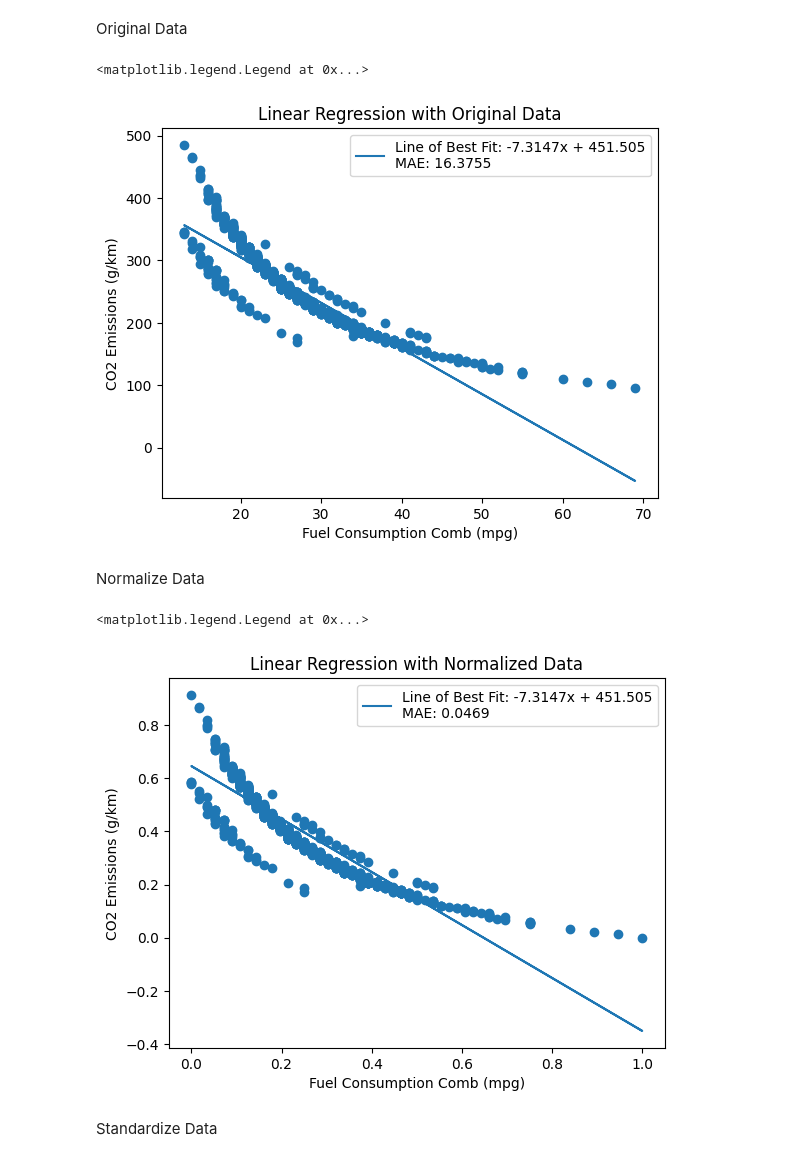
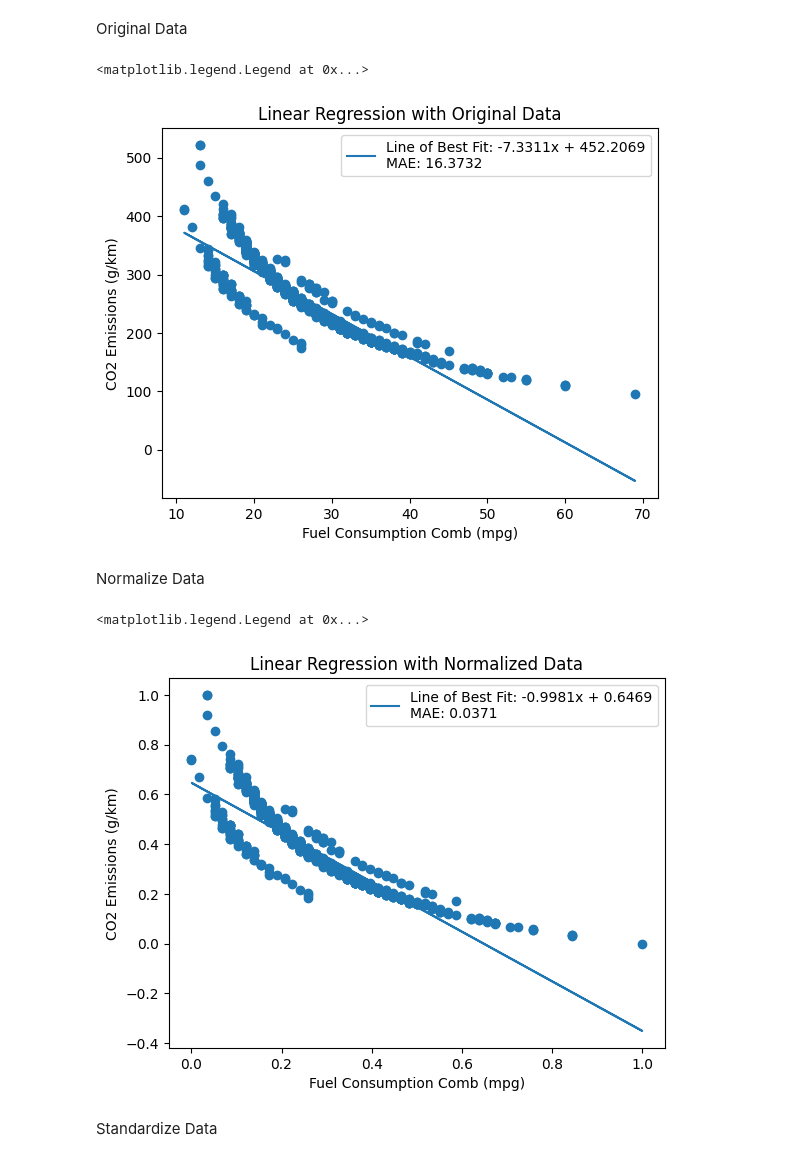
Before and after one commit to aaryangpatel/CO2EmissionsLinearRegression, a Jupyter notebook: LinearRegression.ipynb, the cells around one changed output. Saved outputs shown, nothing was run; the diff lists cells and outputs as text; code cells hidden in the pictures.

```diff
--- a/LinearRegression.ipynb
+++ b/LinearRegression.ipynb
@@ -77,6 +70,7 @@ b_0, b_1 = linear_regression(train_X, train_Y)
 f = lambda x: b_1 * x + b_0
 mae_original = mae(train_X, train_Y, f)
 
+print()
 
 plt.title("Linear Regression with Original Data")
 plt.xlabel('Fuel Consumption Comb (mpg)')
@@ -88,7 +82,7 @@ plt.scatter(test_X, test_Y)
 plt.legend()
 # %% [output]
 <matplotlib.legend.Legend at 0x...>
-[figure, old version]
+[figure, new version]
 # %% [markdown]
 Normalize Data
 # %%
@@ -100,19 +94,19 @@ norm_test_Y = (test_Y - np.min(train_Y)) / (np.max(train_Y) - np.min(train_Y))
 # %%
 norm_b_0, norm_b_1 = linear_regression(norm_train_X, norm_train_Y)
 f_norm = lambda x: norm_b_1 * x + norm_b_0
 mae_norm = mae(norm_test_X, norm_test_Y, f_norm)
 
 plt.title("Linear Regression with Normalized Data")
 plt.xlabel('Fuel Consumption Comb (mpg)')
 plt.ylabel('CO2 Emissions (g/km)')
 
-plt.plot(norm_test_X, f_norm(norm_test_X), label='Line of Best Fit: ' + str(round(b_1, 4)) + 'x + ' + str(round(b_0, 4)) + '\nMAE: ' + str(round(mae_norm, 4)))
+plt.plot(norm_test_X, f_norm(norm_test_X), label='Line of Best Fit: ' + str(round(norm_b_1, 4)) + 'x + ' + str(round(norm_b_0, 4)) + '\nMAE: ' + str(round(mae_norm, 4)))
 plt.scatter(norm_test_X, norm_test_Y)
 
 plt.legend()
 # %% [output]
 <matplotlib.legend.Legend at 0x...>
-[figure, old version]
+[figure, new version]
 # %% [markdown]
 Standardize Data
 # %%
```
Also changed, not shown: parts of 3 cells of this notebook.
